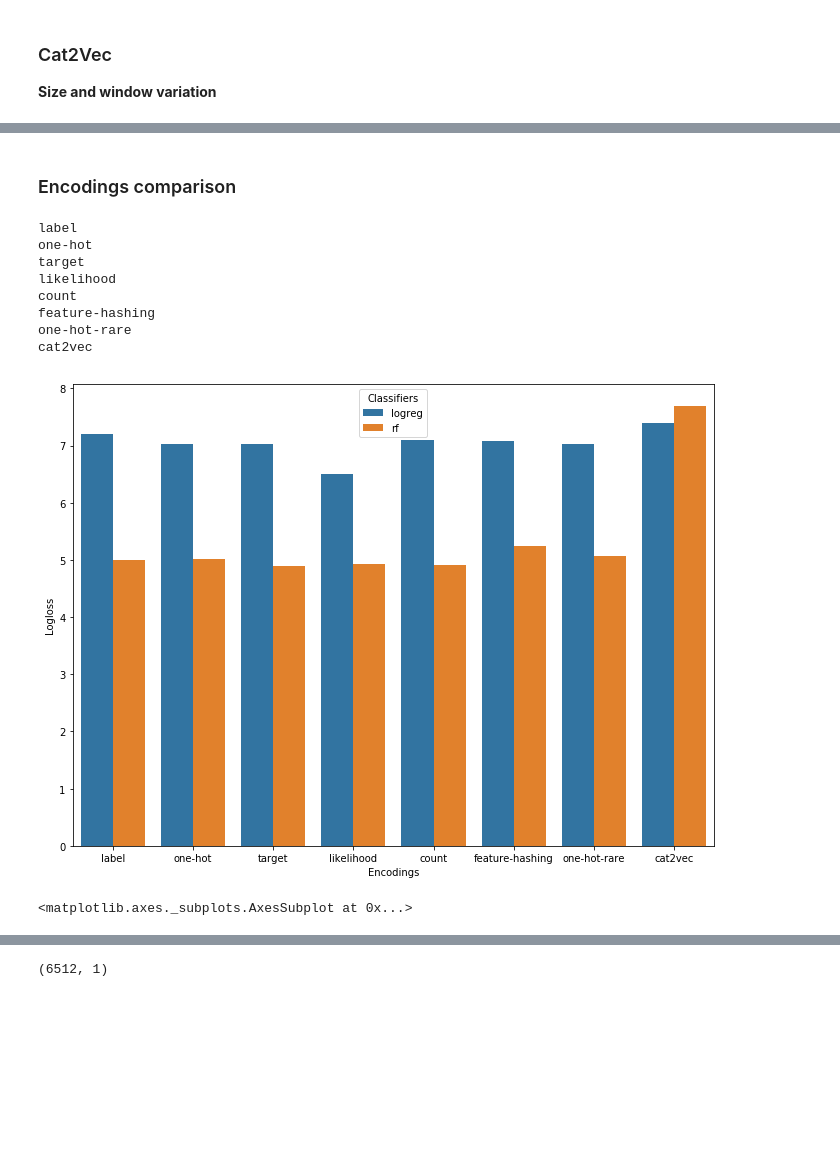
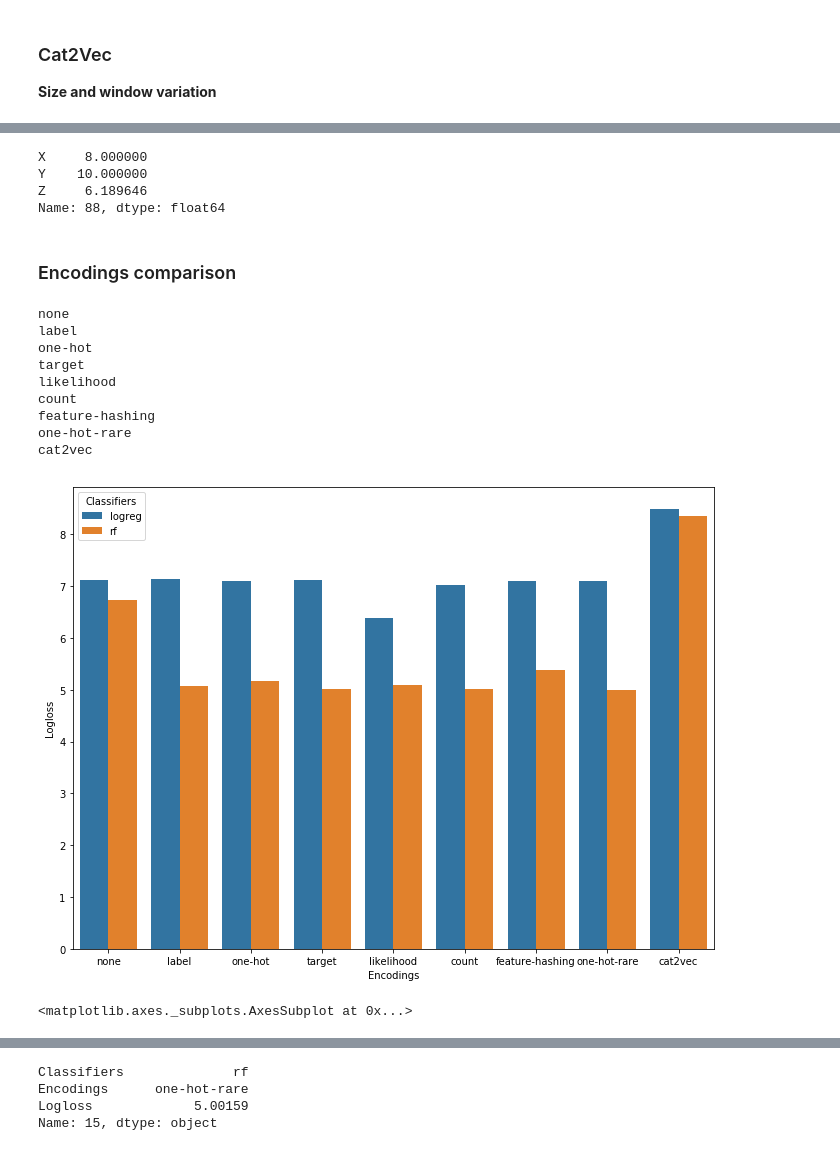
Before and after one commit to Didayolo/medi-chal, a Jupyter notebook: notebooks/encodings/encoding_benchmark.ipynb, the cells around one changed output, grey strips where cells are left out. Cells and saved outputs as stored; diff of their text form; code cells hidden in the pictures; blank space fills up the shorter version.

Commit message:
Update encodings benchmark, add None encoding

```diff
--- a/notebooks/encodings/encoding_benchmark.ipynb
+++ b/notebooks/encodings/encoding_benchmark.ipynb
@@ -288,8 +301,16 @@ plt.show()
+# %%
+# Best parameters
+df.loc[df['Z'].idxmin()]
+# %% [output]
+X     8.000000
+Y    10.000000
+Z     6.189646
+Name: 88, dtype: float64
 # %% [markdown]
 ### Encodings comparison
 # %%
 # benchmark
-encodings = ['label', 'one-hot', 'target', 'likelihood', 'count', 'feature-hashing', 'one-hot-rare', 'cat2vec'] # 'probability'
+encodings = ['none', 'label', 'one-hot', 'target', 'likelihood', 'count', 'feature-hashing', 'one-hot-rare', 'cat2vec'] # 'probability'
 classifiers = {'logreg' : LogisticRegression(),
                'rf' : RandomForestClassifier(n_estimators=100)}
 
@@ -317,8 +338,8 @@ for code in encodings:
     elif code == 'cat2vec':
         X_train = D.get_data('X_train')
         X_test = D.get_data('X_test')
-        X_train = encoding.cat2vec(X_train, size=7, window=9)
-        X_test = encoding.cat2vec(X_test, size=7, window=9)
+        X_train = encoding.cat2vec(X_train, size=8, window=10)
+        X_test = encoding.cat2vec(X_test, size=8, window=10)
 
     else:
         D.process_data(missing='most', code=code, norm='none', target='class')
@@ -353,32 +374,33 @@ for code in encodings:
     times[code] = end - start
 
 # Plots
 # LOGLOSS PLOT
 results = pd.DataFrame({'Logloss': loss, 'Encodings': encs, 'Classifiers': clfs})
 fig, ax = plt.subplots()
 fig.set_size_inches(11.5, 8.5)
 sns.barplot(x="Encodings", y="Logloss", hue="Classifiers", data=results)
 plt.show()
 
 # DIMENSIONALITY PLOT
 results = pd.DataFrame({'Dimensionality': list(dims.values()), 'Encodings': list(dims.keys())})
 fig, ax = plt.subplots()
 fig.set_size_inches(11.5, 8.5)
 sns.barplot(x='Encodings', y='Dimensionality', data=results)
 
 # TIME PLOT
 results = pd.DataFrame({'Time (seconds)': list(times.values()), 'Encodings': list(times.keys())})
 fig, ax = plt.subplots()
 fig.set_size_inches(11.5, 8.5)
 sns.barplot(x='Encodings', y='Time (seconds)', data=results)
 # %% [output]
+none
 label
 one-hot
 target
 likelihood
 count
 feature-hashing
 one-hot-rare
 cat2vec
-[figure, old version]
+[figure, new version]
 <matplotlib.axes._subplots.AxesSubplot at 0x...>
@@ -387,4 +409,9 @@ cat2vec
-# %%
-D.get_data('y_test').shape
-# %% [output]
-(6512, 1)
+# %%
+# Best encoding
+results = pd.DataFrame({'Logloss': loss, 'Encodings': encs, 'Classifiers': clfs})
+results.loc[results['Logloss'].idxmin()]
+# %% [output]
+Classifiers              rf
+Encodings      one-hot-rare
+Logloss             5.00159
+Name: 15, dtype: object
```
Also changed, not shown: parts of 4 cells of this notebook, 2 other files.
